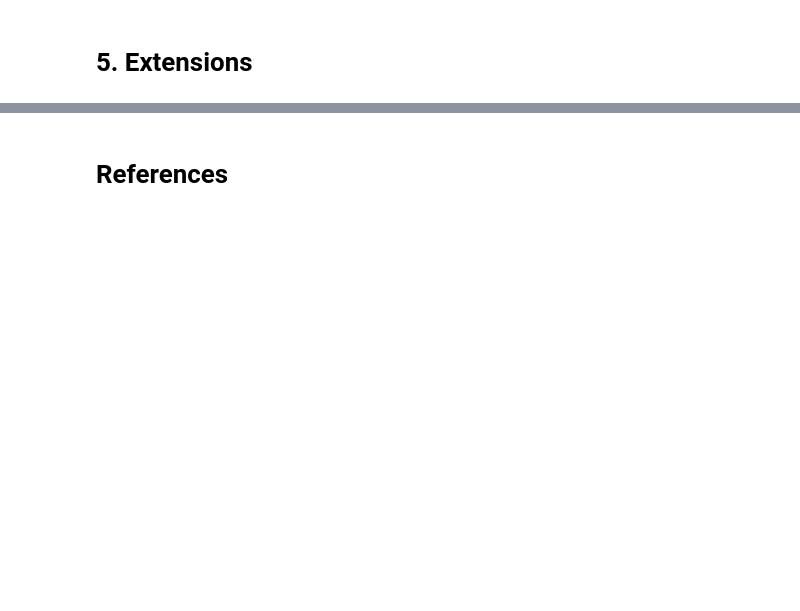
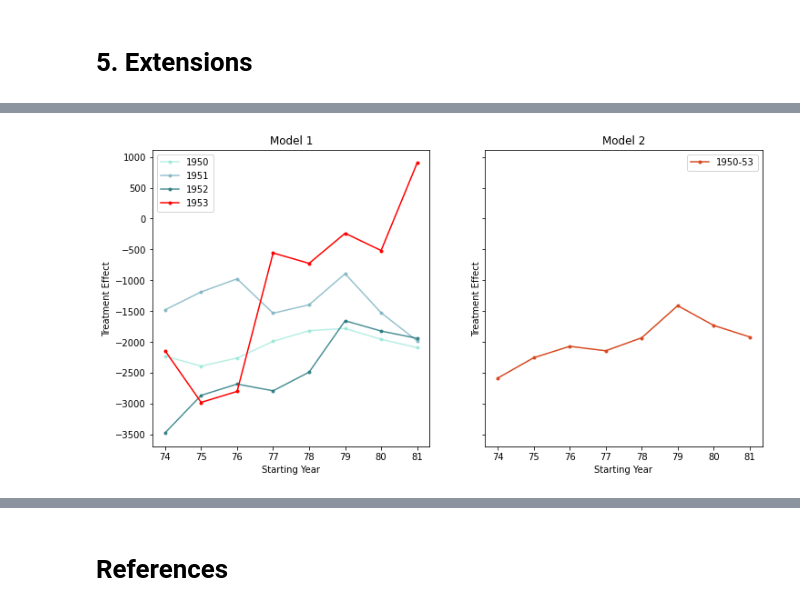
Before and after one commit to Pascalheid/microeconometrics-course-project-Pascalheid, a Jupyter notebook: Angrist_1990.ipynb, the cells around one changed output, grey strips where cells are left out. Saved outputs shown, nothing was run; the diff lists cells and outputs as text; code cells hidden in the pictures; blank space fills up the shorter version.

```diff
--- a/Angrist_1990.ipynb
+++ b/Angrist_1990.ipynb
@@ -478,0 +491,14 @@ Morgan and Winship (2014) add to this that the bias introduced by this is furthe
+# %%
+# get the averag treatment effects of Model 1 and 2 with adjusted FICA earnings for several different ranges of four years
+results_model1 = np.empty((8, 4))
+results_model2 = np.array([])
+for number, start_year in enumerate(np.arange(74, 82)):
+    years = np.arange(start_year, start_year + 4)
+    flex_table4 = get_flexible_table4(data_cwhsc_new, years, ["ADJ"], [50, 51, 52, 53])
+    results_model1[number, :] = flex_table4["white"].loc[("Model 1", slice(None), "Value") , :].values.flatten()
+    results_model2 = np.append(results_model2, flex_table4["white"].loc[("Model 2", slice(None), "Value") , :].values)
+# %%
+# Plot the effects for white men in Model 1 and 2 (colors apart from Cohort 1950 are random, execute again to change them)
+get_figure1_extension1(results_model1, results_model2)
+# %% [output]
+[figure, added]
```
Also changed, not shown: parts of 18 cells of this notebook, 1 other file.
